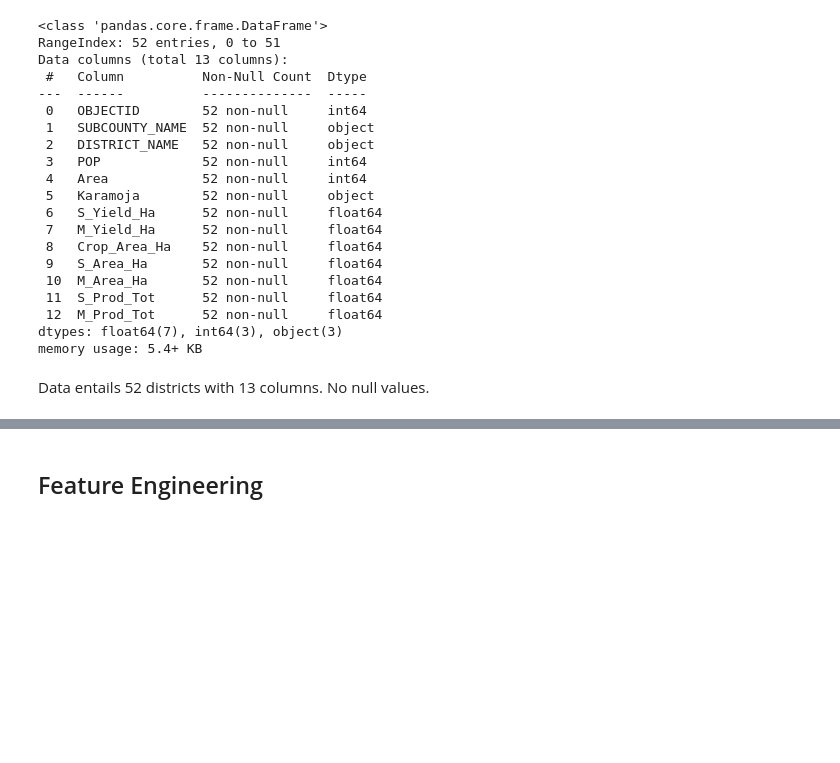
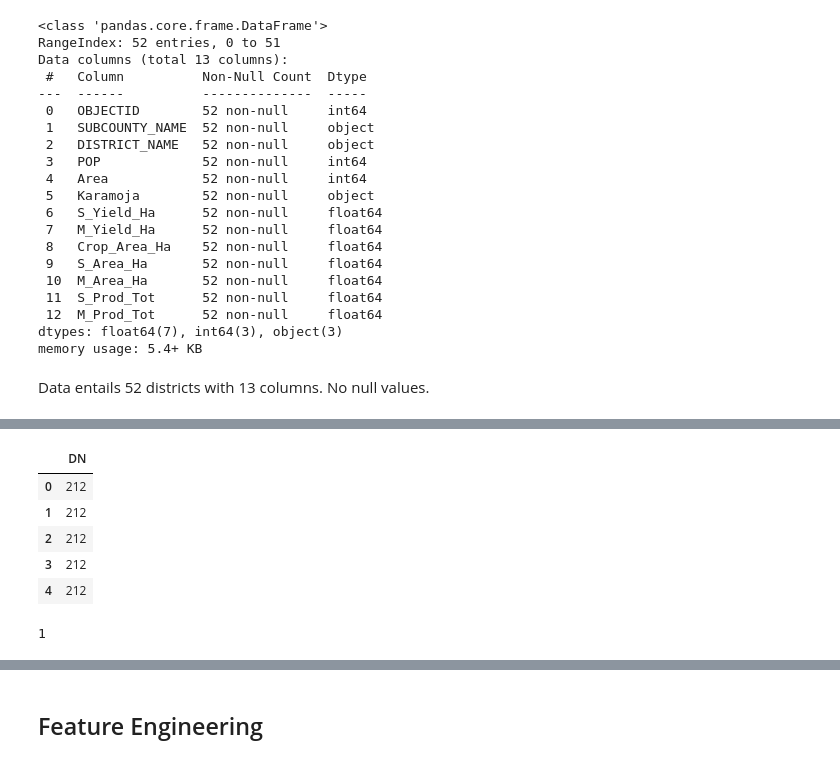
Before and after one commit to Moch5/karamoja_analysis, a Jupyter notebook: karamoja_analysis.ipynb, the cells around one changed output, grey strips where cells are left out. Cells and saved outputs as stored; diff of their text form; code cells hidden in the pictures; blank space fills up the shorter version.

```diff
--- a/karamoja_analysis.ipynb
+++ b/karamoja_analysis.ipynb
@@ -88,0 +114,14 @@ Data entails 52 districts with 13 columns. No null values.
+# %%
+# Read sorghum shapefile
+sorghum_shp.head()
+# %% [output]
+|  | DN |
+| 0 | 212 |
+| 1 | 212 |
+| 2 | 212 |
+| 3 | 212 |
+| 4 | 212 |
+# %%
+sorghum_shp["DN"].nunique()
+# %% [output]
+1
```
Also changed, not shown: parts of 7 cells of this notebook, 3 other files.
